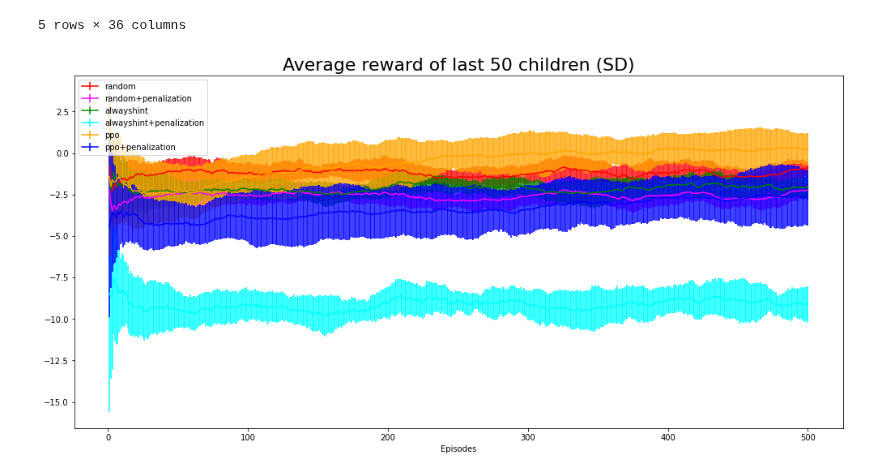
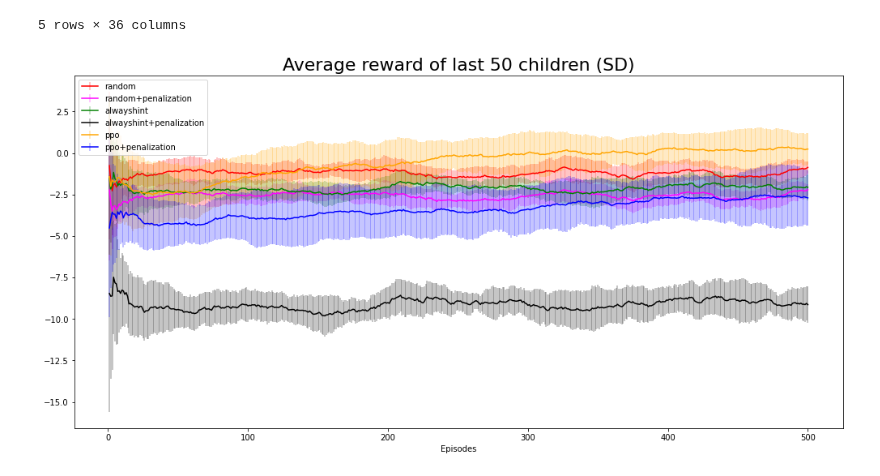
Before and after one commit to sruan2/gym-SmartPrimer, a Jupyter notebook: plot_errorbar.ipynb, the cells around one changed output. Drawn from its saved outputs; the diff is of its cells as text; code cells hidden in the pictures.

```diff
--- a/plot_errorbar.ipynb
+++ b/plot_errorbar.ipynb
@@ -219,18 +219,26 @@ ppo_imp_pen_mean = df['ppo_imp_pen_mean']
 ppo_imp_pen_std = df['ppo_imp_pen_std']
 ppo_imp_pen_se = df['ppo_imp_pen_se']
 # %%
+
+
 fig=plt.figure(figsize=(17,8))
 x = list(range(1,501))
-plt.errorbar(x,baseline_per_mean, yerr =baseline_per_std ,label='random',color ='red')
-plt.errorbar(x,baseline_per_pen_mean, yerr =baseline_per_pen_std ,label='random+penalization',color ='magenta')
-plt.errorbar(x,alwayshint_per_mean, yerr =alwayshint_per_std ,label='alwayshint',color ='green')
-plt.errorbar(x,alwayshint_per_pen_mean, yerr =alwayshint_per_pen_std ,label='alwayshint+penalization',color ='cyan')
-plt.errorbar(x,ppo_per_mean, yerr =ppo_per_std ,label='ppo',color ='orange')
-plt.errorbar(x,ppo_per_pen_mean, yerr =ppo_per_pen_std ,label='ppo+penalization',color ='blue')
+markers, caps, bars = plt.errorbar(x,baseline_per_mean, yerr =baseline_per_std ,label='random',color ='red')
+[bar.set_alpha(0.3) for bar in bars]
+markers, caps, bars = plt.errorbar(x,baseline_per_pen_mean, yerr =baseline_per_pen_std ,label='random+penalization',color ='magenta')
+[bar.set_alpha(0.3) for bar in bars]
+markers, caps, bars = plt.errorbar(x,alwayshint_per_mean, yerr =alwayshint_per_std ,label='alwayshint',color ='green')
+[bar.set_alpha(0.3) for bar in bars]
+markers, caps, bars = plt.errorbar(x,alwayshint_per_pen_mean, yerr =alwayshint_per_pen_std ,label='alwayshint+penalization',color ='black')
+[bar.set_alpha(0.3) for bar in bars]
+markers, caps, bars = plt.errorbar(x,ppo_per_mean, yerr =ppo_per_std ,label='ppo',color ='orange')
+[bar.set_alpha(0.3) for bar in bars]
+markers, caps, bars = plt.errorbar(x,ppo_per_pen_mean, yerr =ppo_per_pen_std ,label='ppo+penalization',color ='blue')
+[bar.set_alpha(0.3) for bar in bars]
 plt.title('Average reward of last 50 children (SD)', fontsize = 22)
 plt.xlabel('Episodes')
 plt.legend(prop={'size': 10})
 plt.show()
 # %% [output]
-[figure, old version]
+[figure, new version]
 # %%
```
Also changed, not shown: parts of 3 cells of this notebook.
